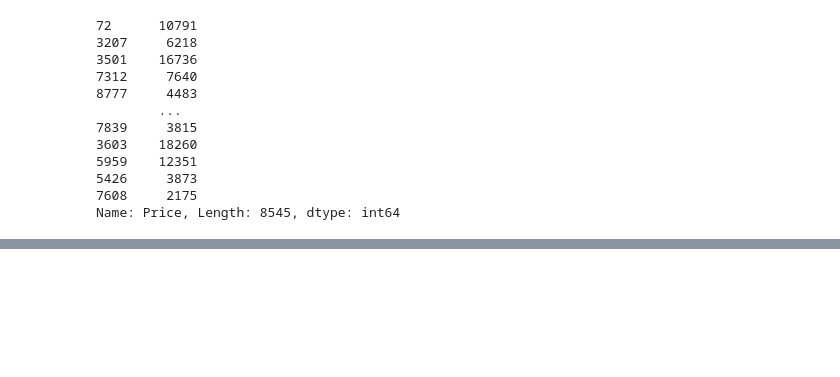
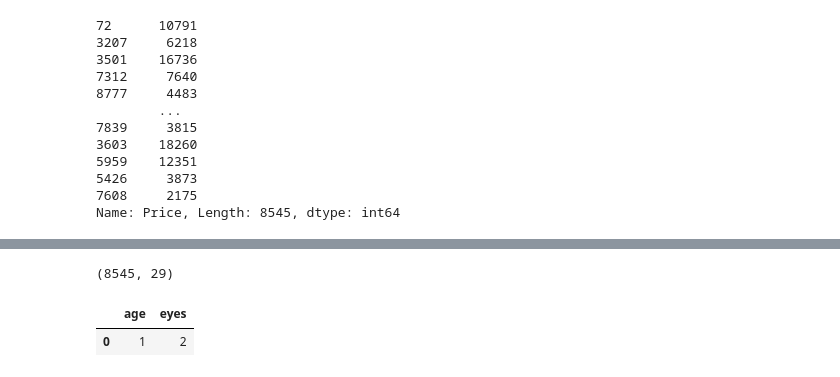
Before and after one commit to Sanit07/Flight_Price_prediction, a Jupyter notebook: Model.ipynb, the cells around one changed output, grey strips where cells are left out. Drawn from its saved outputs; the diff is of its cells as text; code cells hidden in the pictures; blank space fills up the shorter version.

```diff
--- a/Model.ipynb
+++ b/Model.ipynb
@@ -637,0 +669,9 @@ pickle.dump(randomXGB, file)
+# %%
+X_train.shape
+# %% [output]
+(8545, 29)
+# %%
+pd.DataFrame([[1,2]],columns=['age','eyes'])
+# %% [output]
+|  | age | eyes |
+| 0 | 1 | 2 |
```
Also changed, not shown: parts of 20 cells of this notebook, 6 other files.
